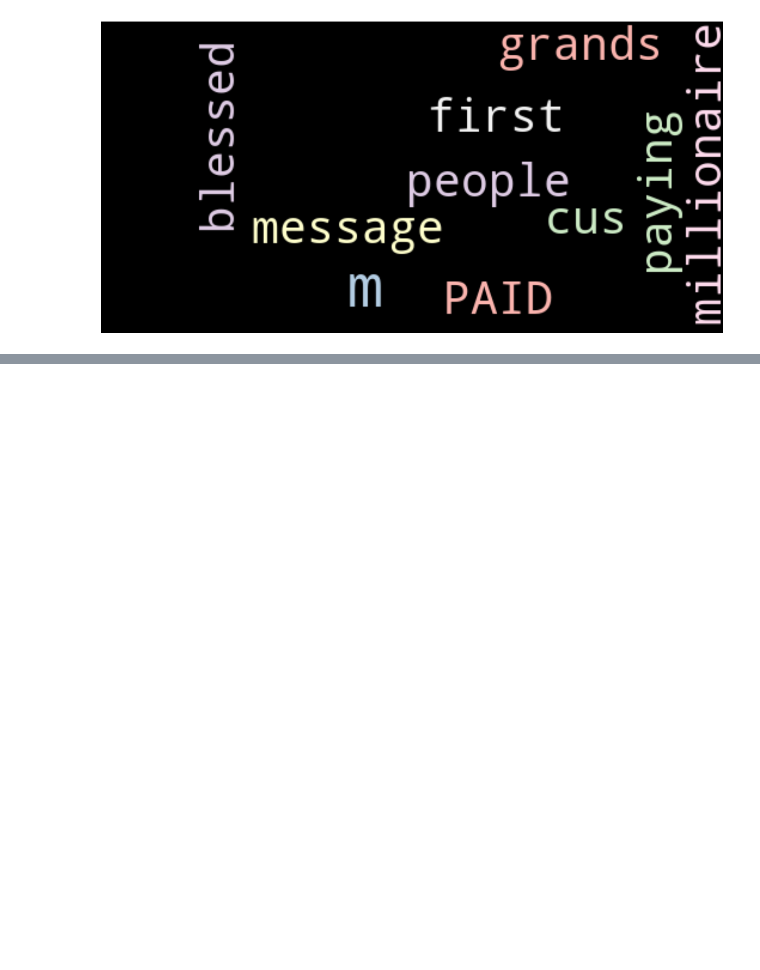
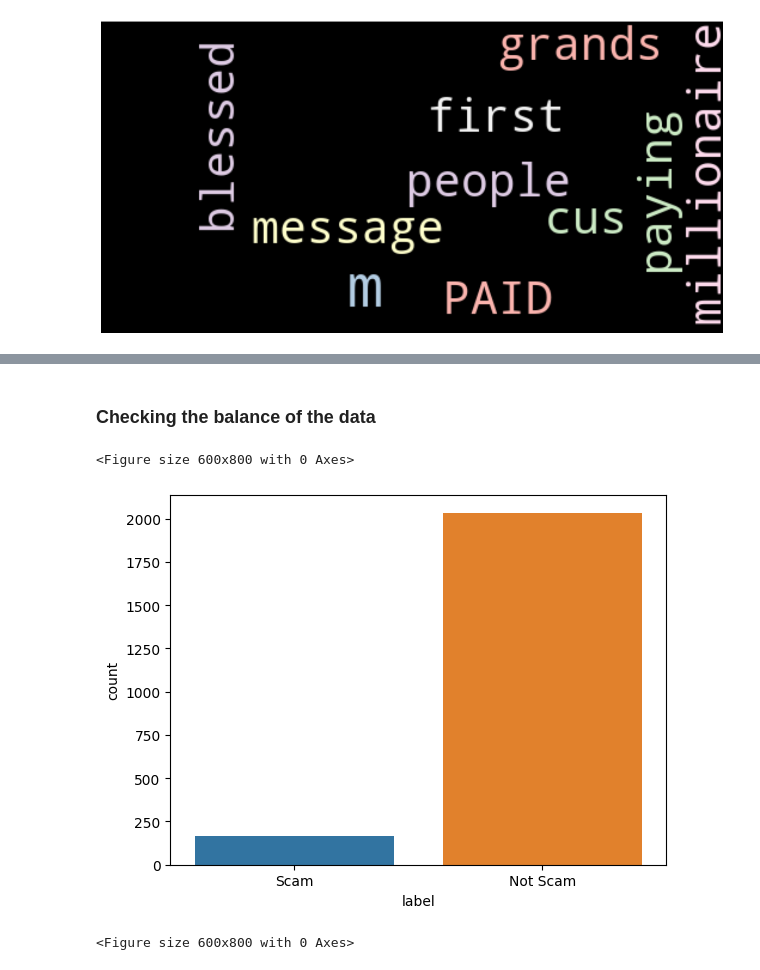
Before and after one commit to Taoheed-O/Spam_Detector_using_RNN_LSTM, a Jupyter notebook: main.ipynb, the cells around one changed output, grey strips where cells are left out. Cells and saved outputs as stored; diff of their text form; code cells hidden in the pictures; blank space fills up the shorter version.

```diff
--- a/main.ipynb
+++ b/main.ipynb
@@ -109,0 +127,10 @@ plt.show()
+# %% [markdown]
+### Checking the balance of the data
+# %%
+df_req['label'].value_counts().to_dict()
+sns.countplot(data=df_req, x='label')
+plt.figure(figsize=(6,8))
+# %% [output]
+<Figure size 600x800 with 0 Axes>
+[figure, added]
+<Figure size 600x800 with 0 Axes>
```
Also changed, not shown: parts of 6 cells of this notebook.
